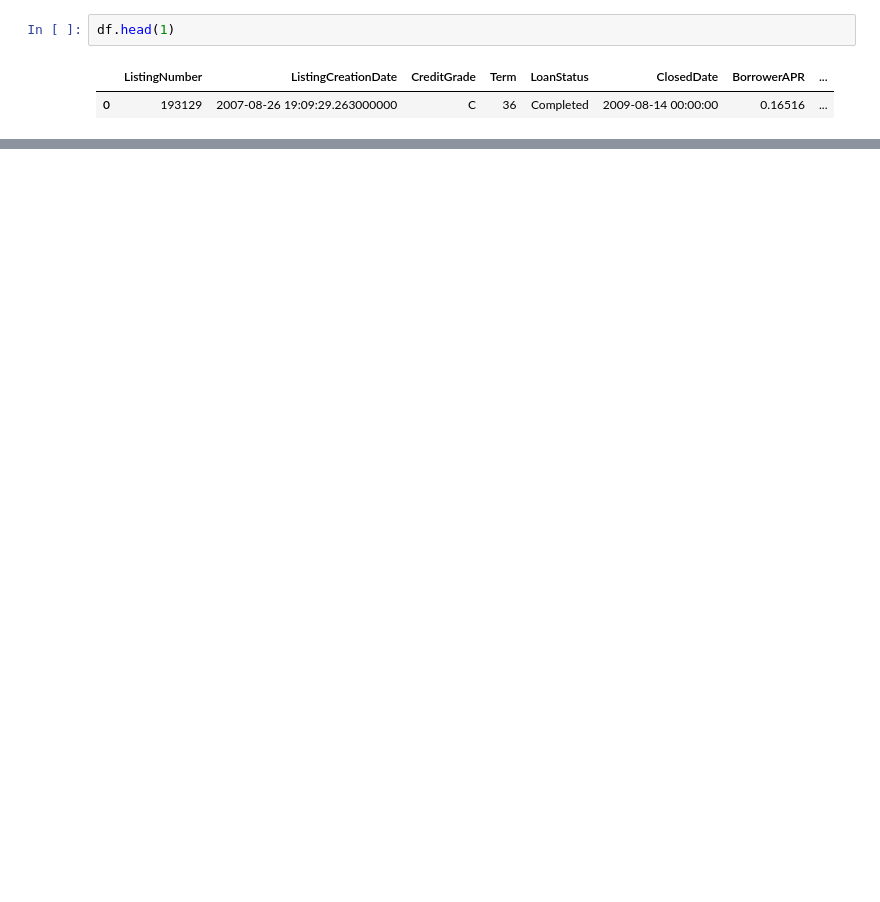
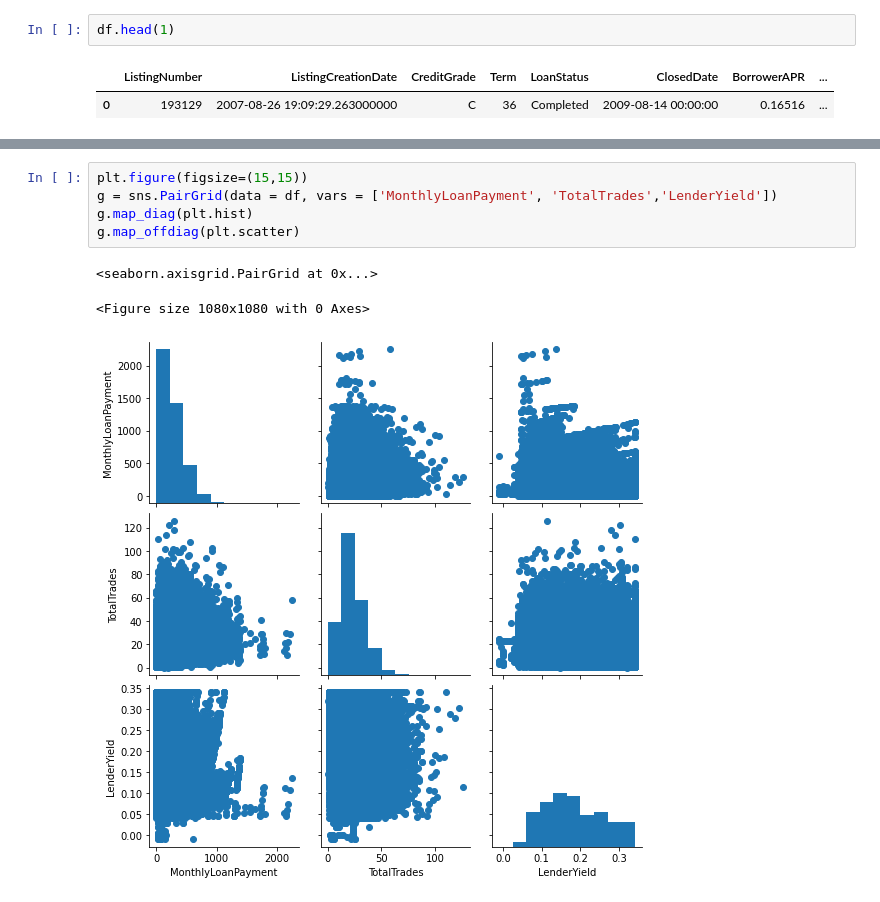
Before and after one commit to ahmed-hassan1997/Data-Analysis-Visualization, a Jupyter notebook: data_visualization.ipynb, the cells around one changed output, grey strips where cells are left out. Drawn from its saved outputs; the diff is of its cells as text; blank space fills up the shorter version.

```diff
--- a/data_visualization.ipynb
+++ b/data_visualization.ipynb
@@ -332,0 +359,9 @@ df.head(1)
+# %%
+plt.figure(figsize=(15,15))
+g = sns.PairGrid(data = df, vars = ['MonthlyLoanPayment', 'TotalTrades','LenderYield'])
+g.map_diag(plt.hist)
+g.map_offdiag(plt.scatter)
+# %% [output]
+<seaborn.axisgrid.PairGrid at 0x...>
+<Figure size 1080x1080 with 0 Axes>
+[figure, added]
```
Also changed, not shown: parts of 9 cells of this notebook.
